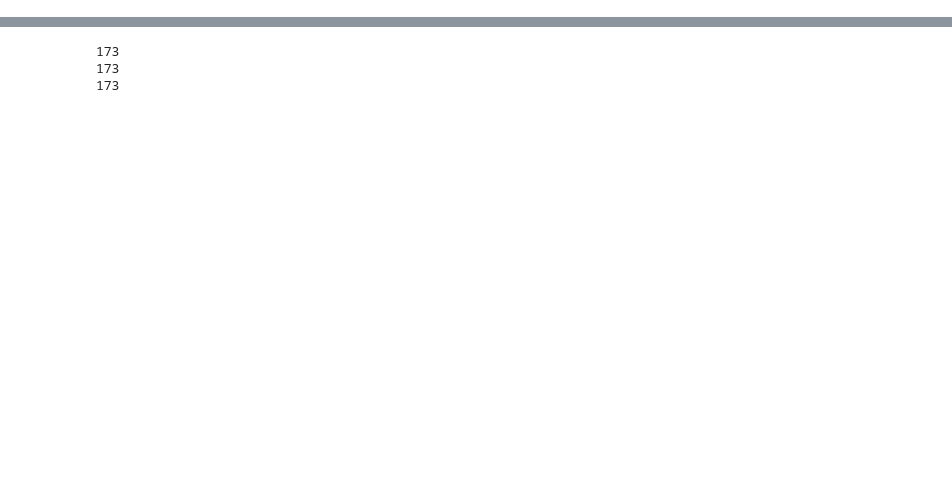
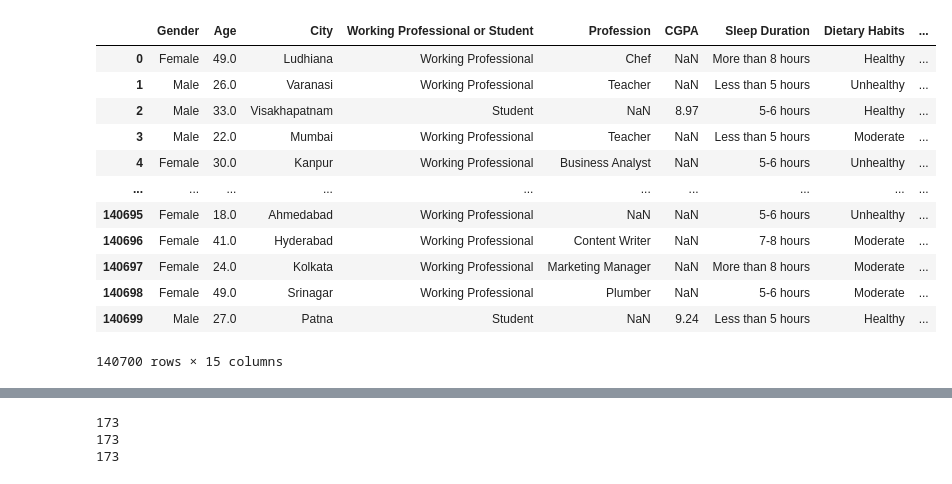
Before and after one commit to aygalic/kaggle, a Jupyter notebook: Exploring-Mental-Health-Data/notebooks/EDA.ipynb, the cells around one changed output, grey strips where cells are left out. Saved outputs shown, nothing was run; the diff lists cells and outputs as text; code cells hidden in the pictures; blank space fills up the shorter version.

```diff
--- a/Exploring-Mental-Health-Data/notebooks/EDA.ipynb
+++ b/Exploring-Mental-Health-Data/notebooks/EDA.ipynb
@@ -12,3 +13,29 @@ X = data.drop(["Depression", "Name", "id"], axis = 1)
 y = data["Depression"]
 
 X_test = test_data.drop(["Name", "id"], axis = 1)
+# %%
+X.columns
+
+pres = [[work_pres, academic_pres][is_student]  for (academic_pres, work_pres, is_student) in zip(X["Academic Pressure"], X["Work Pressure"], X["Working Professional or Student"]=="Student")]
+X["Work/Study Presure"] = pres
+X = X.drop(["Academic Pressure", "Work Pressure"], axis=1)
+
+sat = [[work_sat, academic_sat][is_student]  for (work_sat, academic_sat, is_student) in zip(X["Study Satisfaction"], X["Job Satisfaction"], X["Working Professional or Student"]=="Student")]
+X["Work/Study Satisfaction"] = pres
+X = X.drop(["Study Satisfaction", "Job Satisfaction"], axis=1)
+
+X
+# %% [output]
+|  | Gender | Age | City | Working Professional or Student | Profession | CGPA | Sleep Duration | Dietary Habits | ... |
+| 0 | Female | 49.0 | Ludhiana | Working Professional | Chef | NaN | More than 8 hours | Healthy | ... |
+| 1 | Male | 26.0 | Varanasi | Working Professional | Teacher | NaN | Less than 5 hours | Unhealthy | ... |
+| 2 | Male | 33.0 | Visakhapatnam | Student | NaN | 8.97 | 5-6 hours | Healthy | ... |
+| 3 | Male | 22.0 | Mumbai | Working Professional | Teacher | NaN | Less than 5 hours | Moderate | ... |
+| 4 | Female | 30.0 | Kanpur | Working Professional | Business Analyst | NaN | 5-6 hours | Unhealthy | ... |
+| ... | ... | ... | ... | ... | ... | ... | ... | ... | ... |
+| 140695 | Female | 18.0 | Ahmedabad | Working Professional | NaN | NaN | 5-6 hours | Unhealthy | ... |
+| 140696 | Female | 41.0 | Hyderabad | Working Professional | Content Writer | NaN | 7-8 hours | Moderate | ... |
+| 140697 | Female | 24.0 | Kolkata | Working Professional | Marketing Manager | NaN | More than 8 hours | Moderate | ... |
+| 140698 | Female | 49.0 | Srinagar | Working Professional | Plumber | NaN | 5-6 hours | Moderate | ... |
+| 140699 | Male | 27.0 | Patna | Student | NaN | 9.24 | Less than 5 hours | Healthy | ... |
+140700 rows × 15 columns
```
Also changed, not shown: parts of 9 cells of this notebook.
